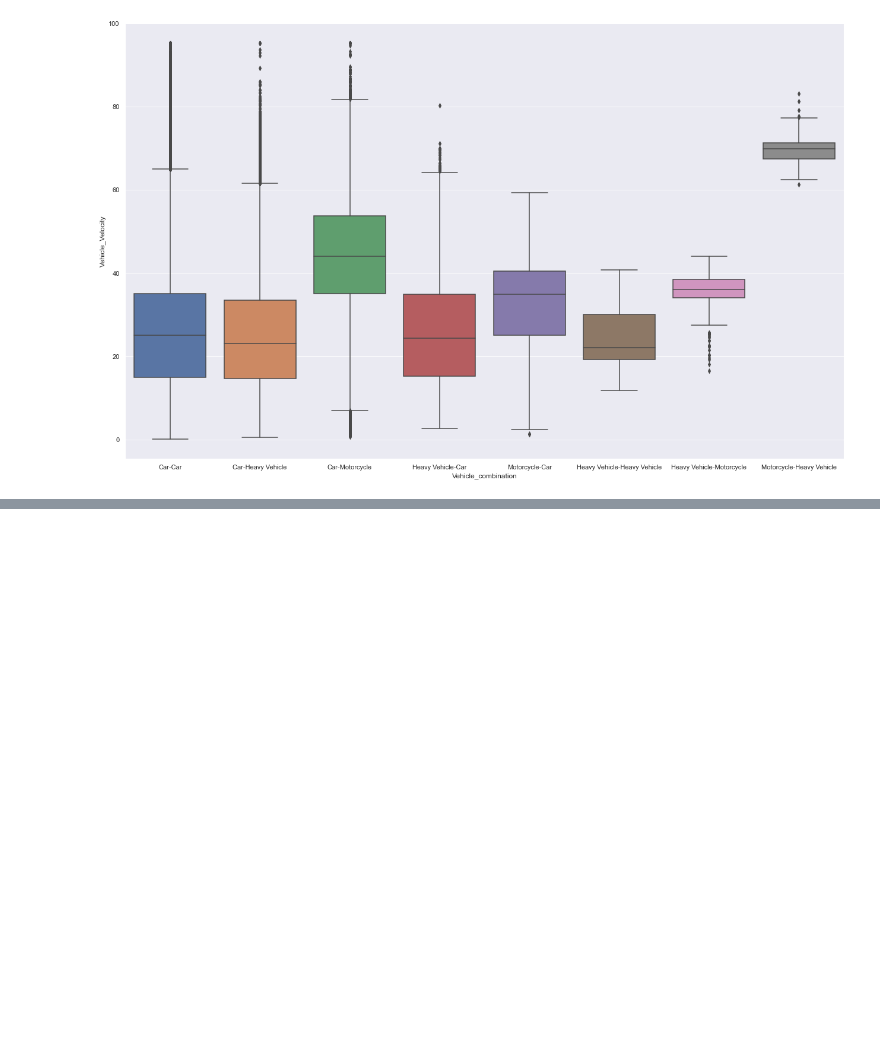
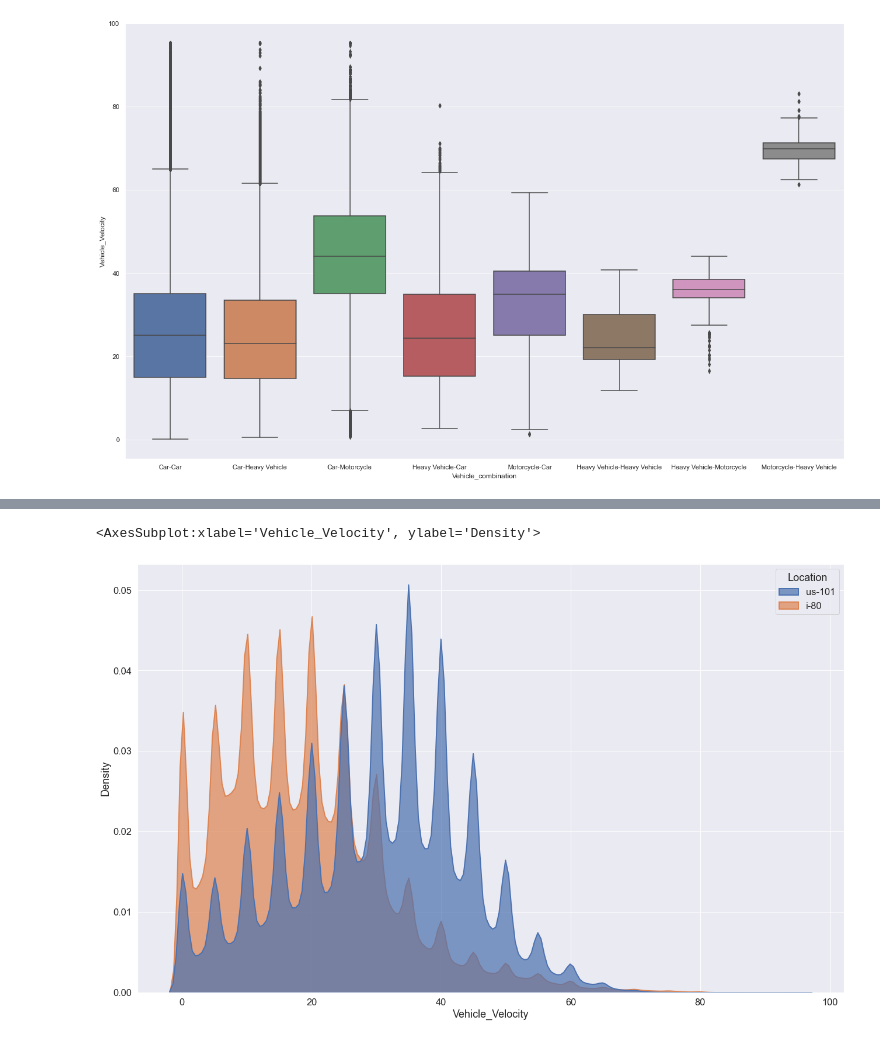
Before and after one commit to VineetDhamija/DataDrivenCarFollowing, a Jupyter notebook: datadrivencarfollowing-v1/scripts/Extended-EDA-vd-Part2.ipynb, the cells around one changed output, grey strips where cells are left out. Cells and saved outputs as stored; diff of their text form; code cells hidden in the pictures; blank space fills up the shorter version.

```diff
--- a/datadrivencarfollowing-v1/scripts/Extended-EDA-vd-Part2.ipynb
+++ b/datadrivencarfollowing-v1/scripts/Extended-EDA-vd-Part2.ipynb
@@ -240,0 +254,20 @@ data=filtered_ngsim.groupby("Vehicle_combination")["Vehicle_combination"].sum()
+# %%
+filtered_ngsim= ngsim
+
+sns.boxplot(data=filtered_ngsim,y='Vehicle_Velocity',x='Vehicle_combination',hue="Location")
+plt.show()
+
+filtered_ngsim =ngsim[((ngsim['Time_Headway'] < 20 ) ) ]
+sns.boxplot(data=filtered_ngsim,y='Time_Headway',x='Vehicle_combination',hue="Location")
+plt.show()
+# %%
+#sns.kdeplot(data=filtered_ngsim,x='Vehicle_Velocity',hue='Location')
+sns.set(font_scale = 1.5)
+sns.kdeplot(
+   data=filtered_ngsim, x="Vehicle_Velocity", hue="Location",
+   fill=True, common_norm=False,
+   alpha=.7, linewidth=2,
+)
+# %% [output]
+<AxesSubplot:xlabel='Vehicle_Velocity', ylabel='Density'>
+[figure, added]
```
Also changed, not shown: parts of 6 cells of this notebook.
